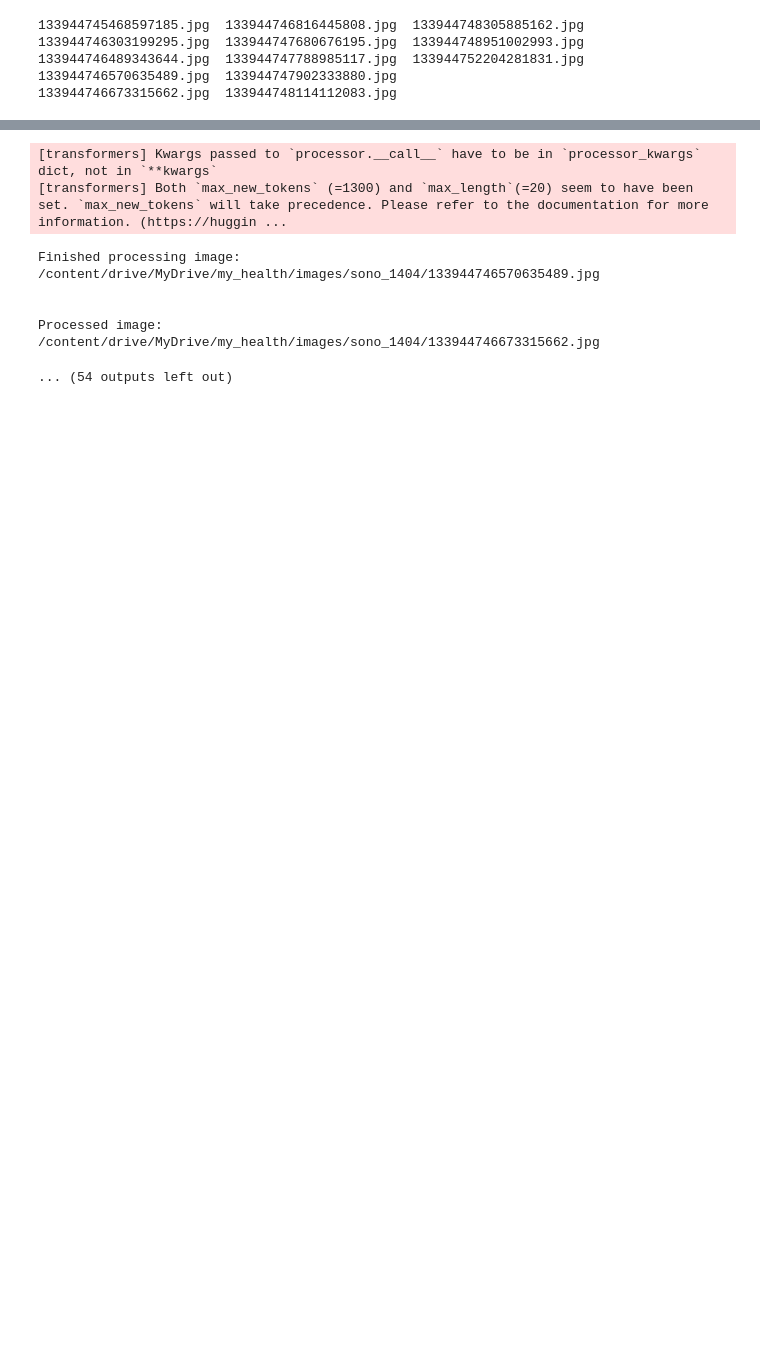
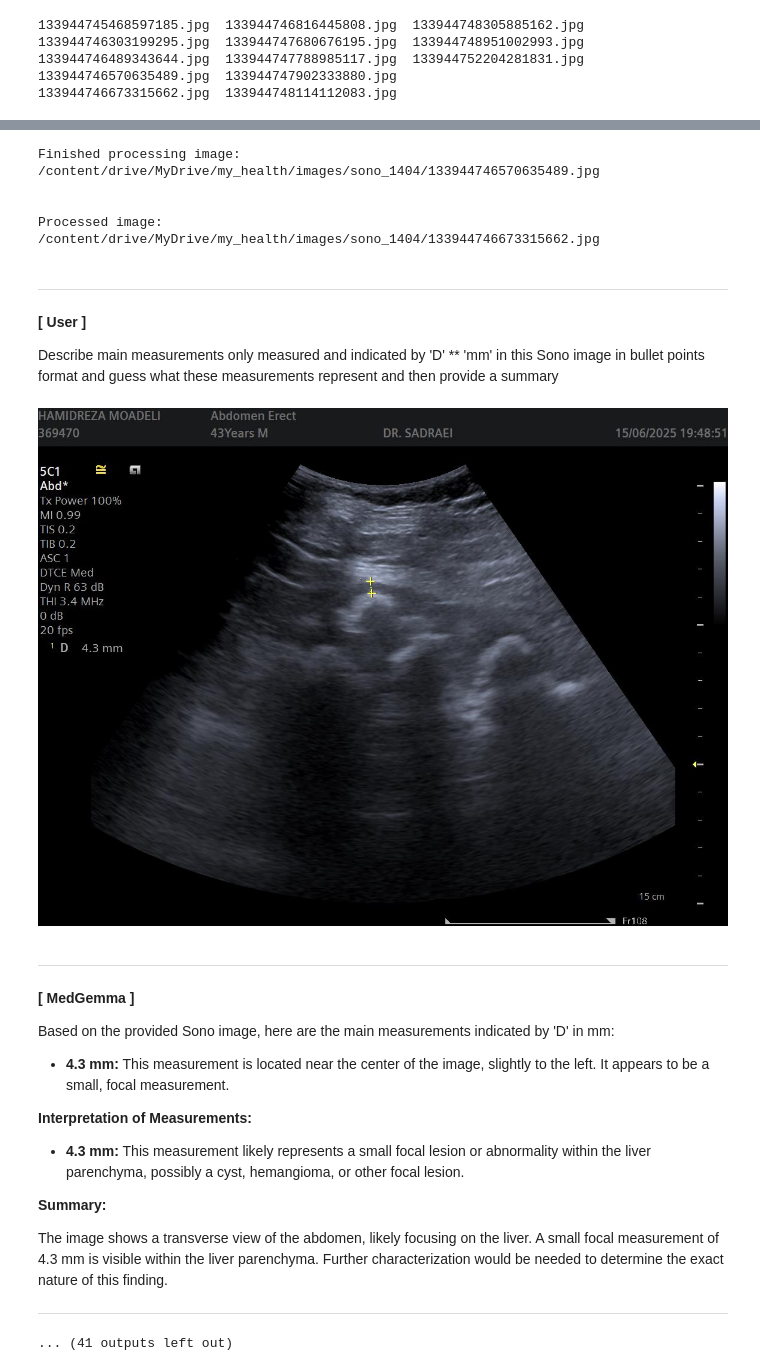
Before and after one commit to moaddeli/Clinical-NLP, a Jupyter notebook: Medgemma_ultrasound.ipynb, the cells around one changed output, grey strips where cells are left out. Cells and saved outputs as stored; diff of their text form; code cells hidden in the pictures; blank space fills up the shorter version.

```diff
--- a/example.ipynb
+++ b/Medgemma_ultrasound.ipynb
@@ -255,6 +271,9 @@ prompt = "Describe  main measurements only measured and indicated by 'D' ** 'mm'
 # %%
+prompt = "Describe  main measurements only measured and indicated by 'D' ** 'mm' in this Sono image in bullet points format and guess what these measurements represent and then provide a summary"  # @param {type: "string"}
+responses = []
 for image_path in images_path:
     print(f"Processed image: {image_path}")
-    interpret_image(image_path, prompt)
+    response = interpret_image(image_path, prompt)
+    responses.append(response)
     print(f"Finished processing image: {image_path}\n\n")
 # %% [output]
@@ -311,10 +326,31 @@ The image shows a transverse view of the abdomen. The measurement of 30.5 mm is
 
 ---
-[transformers] Kwargs passed to `processor.__call__` have to be in `processor_kwargs` dict, not in `**kwargs`
-[transformers] Both `max_new_tokens` (=1300) and `max_length`(=20) seem to have been set. `max_new_tokens` will take precedence. Please refer to the documentation for more information. (https://huggin ...
-Finished processing image: /content/drive/MyDrive/my_health/images/sono_1404/133944746570635489.jpg
-
-
-Processed image: /content/drive/MyDrive/my_health/images/sono_1404/133944746673315662.jpg
-... (54 outputs left out)
+Finished processing image: /content/drive/MyDrive/my_health/images/sono_1404/133944746570635489.jpg
+
+
+Processed image: /content/drive/MyDrive/my_health/images/sono_1404/133944746673315662.jpg
+---
+
+**[ User ]**
+
+Describe  main measurements only measured and indicated by 'D' ** 'mm' in this Sono image in bullet points format and guess what these measurements represent and then provide a summary
+[figure, added]
+---
+
+**[ MedGemma ]**
+
+Based on the provided Sono image, here are the main measurements indicated by 'D' in mm:
+
+*   **4.3 mm:** This measurement is located near the center of the image, slightly to the left. It appears to be a small, focal measurement.
+
+**Interpretation of Measurements:**
+
+*   **4.3 mm:** This measurement likely represents a small focal lesion or abnormality within the liver parenchyma, possibly a cyst, hemangioma, or other focal lesion.
+
+**Summary:**
+
+The image shows a transverse view of the abdomen, likely focusing on the liver. A small focal measurement of 4.3 mm is visible within the liver parenchyma. Further characterization would be needed to determine the exact nature of this finding.
+
+---
+... (41 outputs left out)
 # %%
```
Also changed, not shown: parts of 21 cells of this notebook.
